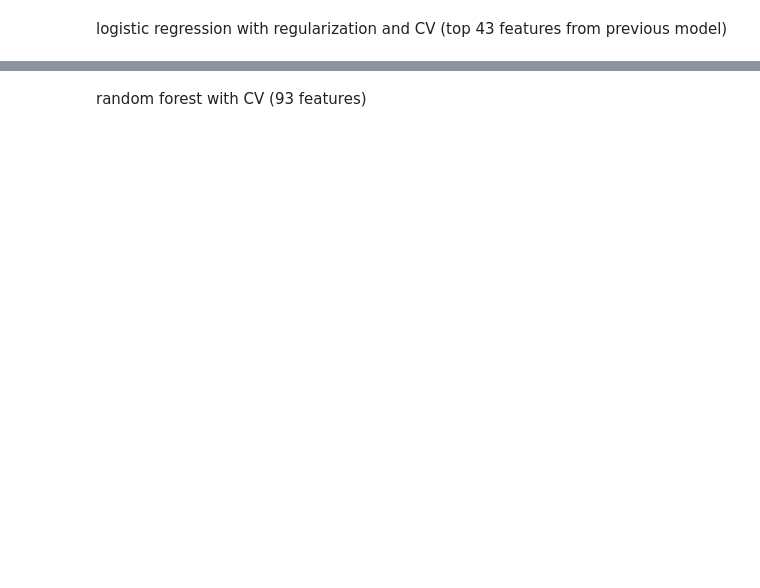
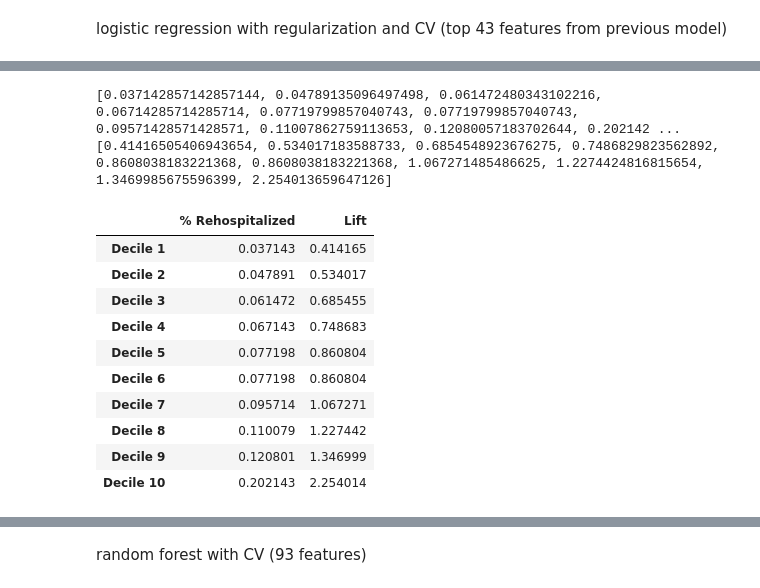
Before and after one commit to dynacao/HospitalReadmissions, a Jupyter notebook: Yi/Consolidated_Yi.ipynb, the cells around one changed output, grey strips where cells are left out. Cells and saved outputs as stored; diff of their text form; code cells hidden in the pictures; blank space fills up the shorter version.

```diff
--- a/Yi/Consolidated_Yi.ipynb
+++ b/Yi/Consolidated_Yi.ipynb
@@ -357,0 +366,30 @@ logit_cv_coefs.sort_values('abs_coef', ascending = False).iloc[:,0:2].head(15)
+# %%
+predicted_probs = pd.Series(grid_search_logit.best_estimator_.predict_proba(X_test_scaled)[:,1],
+                            index=X_test_43.index)
+bins = pd.qcut(predicted_probs.sort_values(),q=10,labels=range(1,11))
+results = []
+for i in range(1,11):
+    results.append(y_test[bins[bins==i].index])
+overall = y_test.sum()/len(y_test)
+print([(i.sum())/(len(i)) for i in results])
+print([(i.sum())/(len(i))/overall for i in results])
+
+tmp = pd.DataFrame([[(i.sum())/(len(i)) for i in results],[(i.sum())/(len(i))/overall for i in results]]).T
+tmp.columns = ['% Rehospitalized','Lift']
+dec = ['Decile 1','Decile 2','Decile 3','Decile 4','Decile 5','Decile 6','Decile 7','Decile 8','Decile 9','Decile 10']
+tmp.index = dec
+tmp
+# %% [output]
+[0.037142857142857144, 0.04789135096497498, 0.061472480343102216, 0.06714285714285714, 0.07719799857040743, 0.07719799857040743, 0.09571428571428571, 0.11007862759113653, 0.12080057183702644, 0.202142 ...
+[0.41416505406943654, 0.534017183588733, 0.6854548923676275, 0.7486829823562892, 0.8608038183221368, 0.8608038183221368, 1.067271485486625, 1.2274424816815654, 1.3469985675596399, 2.254013659647126]
+|  | % Rehospitalized | Lift |
+| Decile 1 | 0.037143 | 0.414165 |
+| Decile 2 | 0.047891 | 0.534017 |
+| Decile 3 | 0.061472 | 0.685455 |
+| Decile 4 | 0.067143 | 0.748683 |
+| Decile 5 | 0.077198 | 0.860804 |
+| Decile 6 | 0.077198 | 0.860804 |
+| Decile 7 | 0.095714 | 1.067271 |
+| Decile 8 | 0.110079 | 1.227442 |
+| Decile 9 | 0.120801 | 1.346999 |
+| Decile 10 | 0.202143 | 2.254014 |
```
Also changed, not shown: parts of 18 cells of this notebook.
